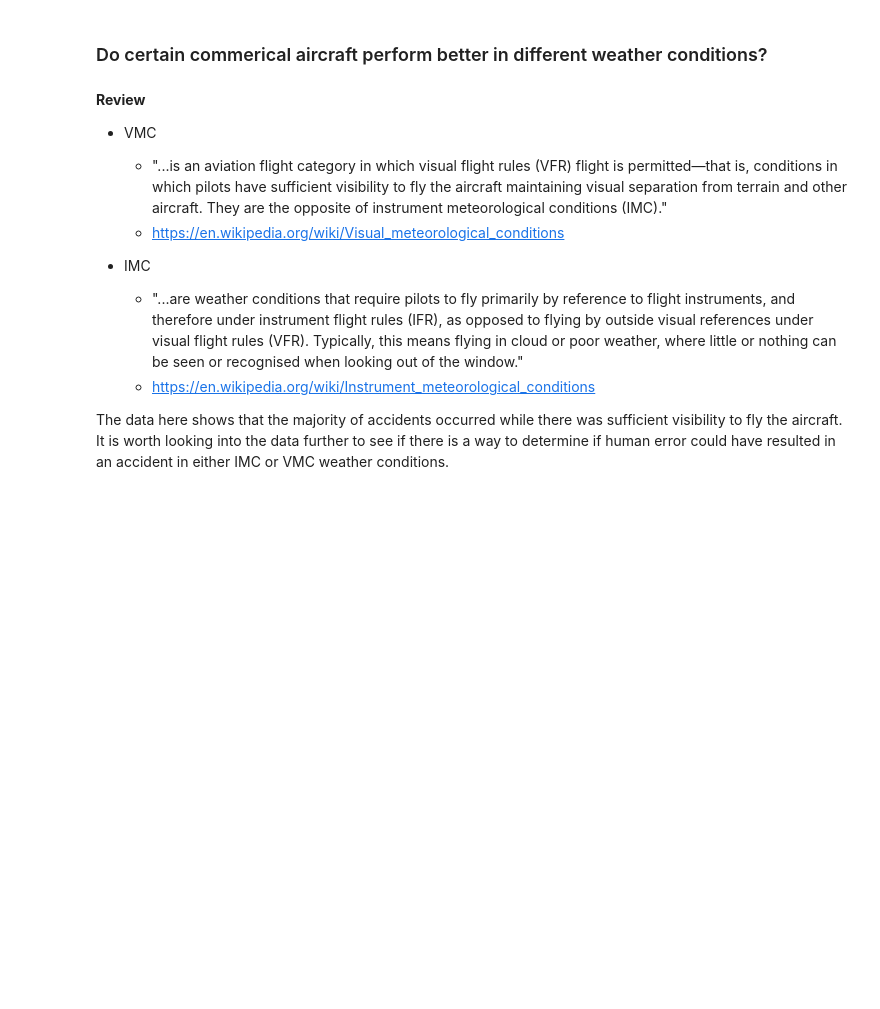
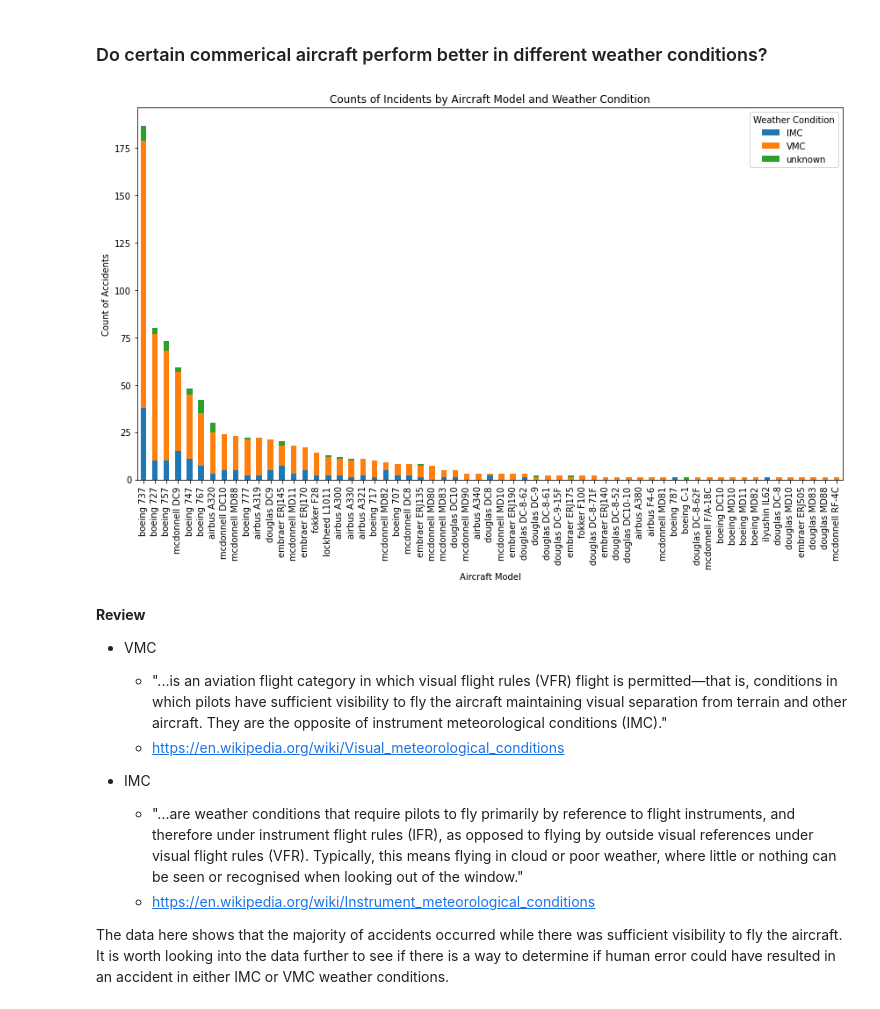
Before and after one commit to Haoweee/Phase-1-Project-1, a Jupyter notebook: combined_eda.ipynb, the cells around one changed output. Cells and saved outputs as stored; diff of their text form; code cells hidden in the pictures; blank space fills up the shorter version.

```diff
--- a/combined_eda.ipynb
+++ b/combined_eda.ipynb
@@ -1117,25 +1437,27 @@ plt.show()
 # %%
 # Group the data by 'make_model' and 'weather_condition', count values, convert to single index DataFrame
 weather_counts = commercial_flights_df.groupby(['make_model', 'weather_condition']).size().unstack()
 
 # Sum the counts of the columns ('make_model' by 'weather_condition')
 weather_counts_total = weather_counts.sum(axis=1)
 
 # Sort the total counts in descending order
 weather_counts_total_sorted = weather_counts_total.sort_values(ascending=False)
 
 # Sorts the weather_counts df by using the indexes of the series weather_counts_total_sorted
 weather_counts_sorted = weather_counts.loc[weather_counts_total_sorted.index]
 
 # Plotting
 weather_counts_sorted.plot(kind='bar', stacked=True, figsize=(12, 8))
 plt.title('Counts of Incidents by Aircraft Model and Weather Condition')
 plt.xlabel('Aircraft Model')
 plt.ylabel('Count of Accidents')
-plt.xticks(rotation=45)
+plt.xticks(rotation=90)
 plt.legend(title='Weather Condition')
 plt.tight_layout()
 plt.show();
+# %% [output]
+[figure, added]
 # %% [markdown]
 **Review**
 
```
Also changed, not shown: parts of 46 cells of this notebook.
